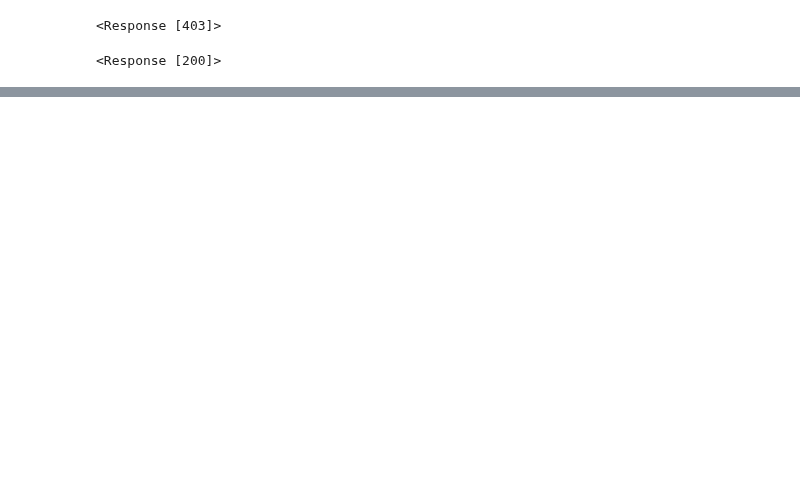
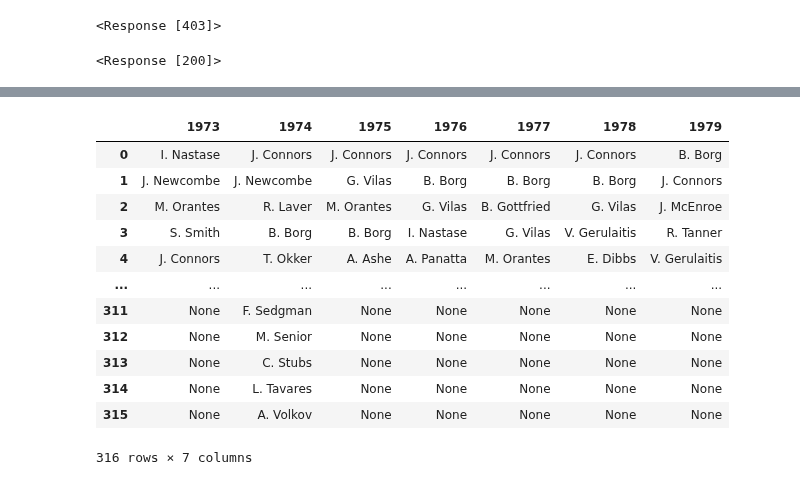
Before and after one commit to Lokhy87/EDA_entrega, a Jupyter notebook: pruebas.ipynb, the cells around one changed output, grey strips where cells are left out. Cells and saved outputs as stored; diff of their text form; code cells hidden in the pictures; blank space fills up the shorter version.

```diff
--- a/pruebas.ipynb
+++ b/pruebas.ipynb
@@ -194,0 +247,25 @@ dicc1
+# %%
+dicc1.update(dicc4)
+# %%
+dicc1.update(dicc5)
+# %%
+dicc1.update(dicc6)
+# %%
+dicc1.update(dicc7)
+# %%
+df_atp_70 = pd.DataFrame.from_dict(dicc1, orient = 'index').T
+df_atp_70
+# %% [output]
+|  | 1973 | 1974 | 1975 | 1976 | 1977 | 1978 | 1979 |
+| 0 | I. Nastase | J. Connors | J. Connors | J. Connors | J. Connors | J. Connors | B. Borg |
+| 1 | J. Newcombe | J. Newcombe | G. Vilas | B. Borg | B. Borg | B. Borg | J. Connors |
+| 2 | M. Orantes | R. Laver | M. Orantes | G. Vilas | B. Gottfried | G. Vilas | J. McEnroe |
+| 3 | S. Smith | B. Borg | B. Borg | I. Nastase | G. Vilas | V. Gerulaitis | R. Tanner |
+| 4 | J. Connors | T. Okker | A. Ashe | A. Panatta | M. Orantes | E. Dibbs | V. Gerulaitis |
+| ... | ... | ... | ... | ... | ... | ... | ... |
+| 311 | None | F. Sedgman | None | None | None | None | None |
+| 312 | None | M. Senior | None | None | None | None | None |
+| 313 | None | C. Stubs | None | None | None | None | None |
+| 314 | None | L. Tavares | None | None | None | None | None |
+| 315 | None | A. Volkov | None | None | None | None | None |
+316 rows × 7 columns
```
Also changed, not shown: parts of 93 cells of this notebook, 5 other files.
